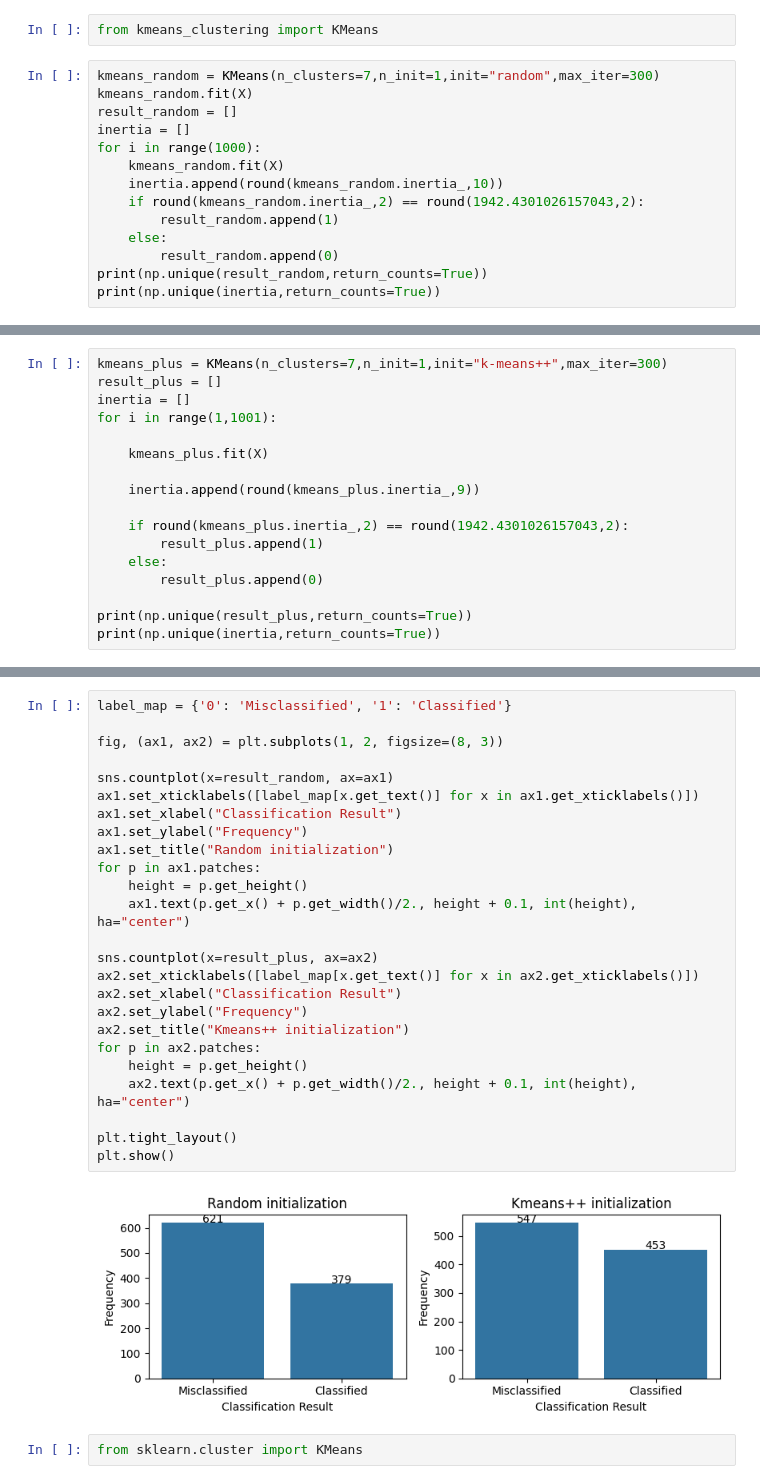
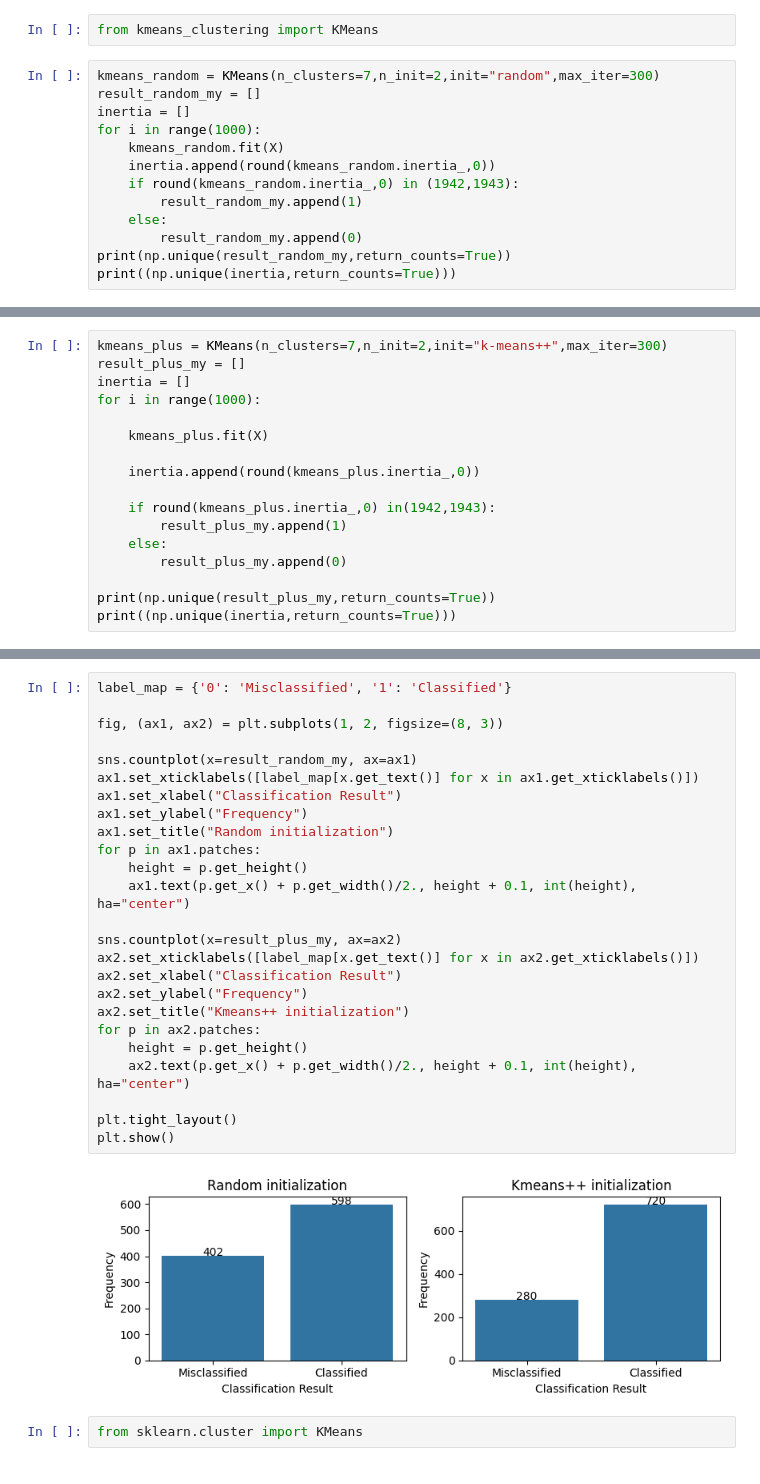
Before and after one commit to Shafi-Ullah/Kmeans-alg-from-scratch, a Jupyter notebook: demo_code.ipynb, the cells around one changed output, grey strips where cells are left out. Drawn from its saved outputs; the diff is of its cells as text.

```diff
--- a/demo_code.ipynb
+++ b/demo_code.ipynb
@@ -12,17 +12,16 @@ plt.scatter(X[:,0],X[:,1])
 # %%
 from kmeans_clustering import KMeans
 # %%
-kmeans_random = KMeans(n_clusters=7,n_init=1,init="random",max_iter=300)
-kmeans_random.fit(X)
-result_random = []
+kmeans_random = KMeans(n_clusters=7,n_init=2,init="random",max_iter=300)
+result_random_my = []
 inertia = []
 for i in range(1000):
     kmeans_random.fit(X)
-    inertia.append(round(kmeans_random.inertia_,10))
-    if round(kmeans_random.inertia_,2) == round(1942.4301026157043,2):
-        result_random.append(1)
+    inertia.append(round(kmeans_random.inertia_,0))
+    if round(kmeans_random.inertia_,0) in (1942,1943):
+        result_random_my.append(1)
     else:
-        result_random.append(0)
-print(np.unique(result_random,return_counts=True))
-print(np.unique(inertia,return_counts=True))
+        result_random_my.append(0)
+print(np.unique(result_random_my,return_counts=True))
+print((np.unique(inertia,return_counts=True)))
 # %% [output]
@@ -46,18 +38,18 @@ print(np.unique(inertia,return_counts=True))
 # %%
-kmeans_plus = KMeans(n_clusters=7,n_init=1,init="k-means++",max_iter=300)
-result_plus = []
+kmeans_plus = KMeans(n_clusters=7,n_init=2,init="k-means++",max_iter=300)
+result_plus_my = []
 inertia = []
-for i in range(1,1001):
+for i in range(1000):
 
     kmeans_plus.fit(X)
 
-    inertia.append(round(kmeans_plus.inertia_,9))
+    inertia.append(round(kmeans_plus.inertia_,0))
 
-    if round(kmeans_plus.inertia_,2) == round(1942.4301026157043,2):
-        result_plus.append(1)
+    if round(kmeans_plus.inertia_,0) in(1942,1943):
+        result_plus_my.append(1)
     else:
-        result_plus.append(0)
+        result_plus_my.append(0)
 
-print(np.unique(result_plus,return_counts=True))
-print(np.unique(inertia,return_counts=True))
+print(np.unique(result_plus_my,return_counts=True))
+print((np.unique(inertia,return_counts=True)))
 # %% [output]
@@ -81,30 +63,30 @@ print(np.unique(inertia,return_counts=True))
 # %%
 label_map = {'0': 'Misclassified', '1': 'Classified'}
 
 fig, (ax1, ax2) = plt.subplots(1, 2, figsize=(8, 3))
 
-sns.countplot(x=result_random, ax=ax1)
+sns.countplot(x=result_random_my, ax=ax1)
 ax1.set_xticklabels([label_map[x.get_text()] for x in ax1.get_xticklabels()])
 ax1.set_xlabel("Classification Result")
 ax1.set_ylabel("Frequency")
 ax1.set_title("Random initialization")
 for p in ax1.patches:
     height = p.get_height()
     ax1.text(p.get_x() + p.get_width()/2., height + 0.1, int(height), ha="center")
 
-sns.countplot(x=result_plus, ax=ax2)
+sns.countplot(x=result_plus_my, ax=ax2)
 ax2.set_xticklabels([label_map[x.get_text()] for x in ax2.get_xticklabels()])
 ax2.set_xlabel("Classification Result")
 ax2.set_ylabel("Frequency")
 ax2.set_title("Kmeans++ initialization")
 for p in ax2.patches:
     height = p.get_height()
     ax2.text(p.get_x() + p.get_width()/2., height + 0.1, int(height), ha="center")
 
 plt.tight_layout()
 plt.show()
 # %% [output]
-[figure, old version]
+[figure, new version]
 # %%
 from sklearn.cluster import KMeans
 # %%
```
Also changed, not shown: parts of 7 cells of this notebook, 3 other files.
